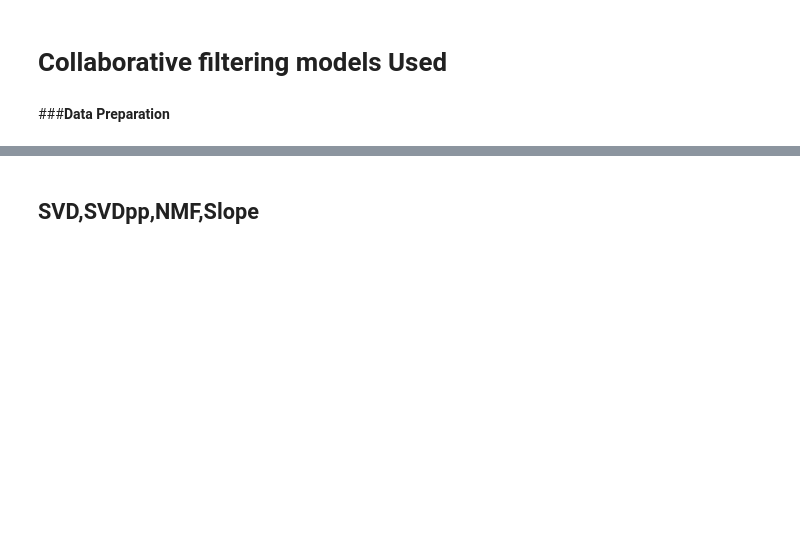
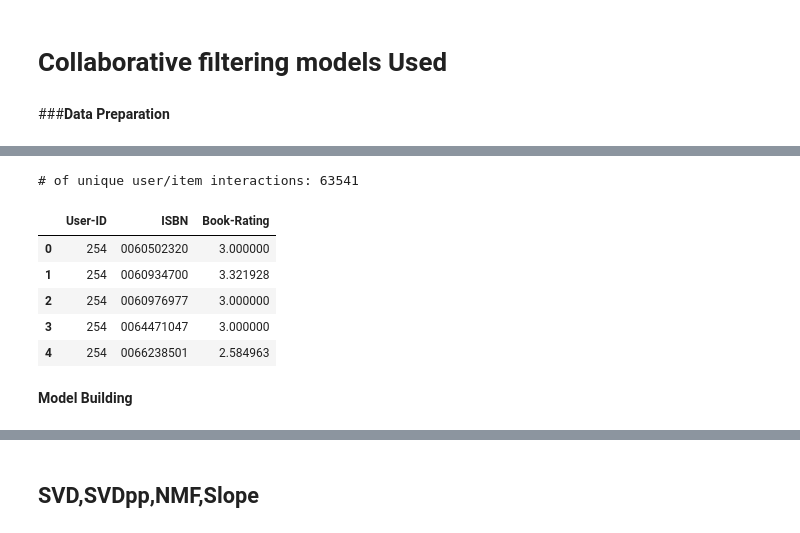
Before and after one commit to saurabhshinkar/BRS, a Jupyter notebook: Book_Recommendation_System_Saurabh_Shinkar.ipynb, the cells around one changed output, grey strips where cells are left out. Saved outputs shown, nothing was run; the diff lists cells and outputs as text; code cells hidden in the pictures; blank space fills up the shorter version.

```diff
--- a/Book_Recommendation_System_Saurabh_Shinkar.ipynb
+++ b/Book_Recommendation_System_Saurabh_Shinkar.ipynb
@@ -987,0 +797,17 @@ Recommendations for movie Before and After:
+# %%
+#aggregating all the interactions of users and applying log transformation
+import math
+def smooth_user_preference(x):
+    return math.log(1+x, 2)
+
+interactions_full_df0= interactions_from_selected_users_df.groupby(['User-ID', 'ISBN'])['Book-Rating'].sum().apply(smooth_user_preference).reset_index()
+print('# of unique user/item interactions: %d' % len(interactions_full_df))
+interactions_full_df0.head()
+# %% [output]
+# of unique user/item interactions: 63541
+|  | User-ID | ISBN | Book-Rating |
+| 0 | 254 | 0060502320 | 3.000000 |
+| 1 | 254 | 0060934700 | 3.321928 |
+| 2 | 254 | 0060976977 | 3.000000 |
+| 3 | 254 | 0064471047 | 3.000000 |
+| 4 | 254 | 0066238501 | 2.584963 |
@@ -987,0 +834,2 @@ Recommendations for movie Before and After:
+# %% [markdown]
+**Model Building**
```
Also changed, not shown: parts of 107 cells of this notebook.
